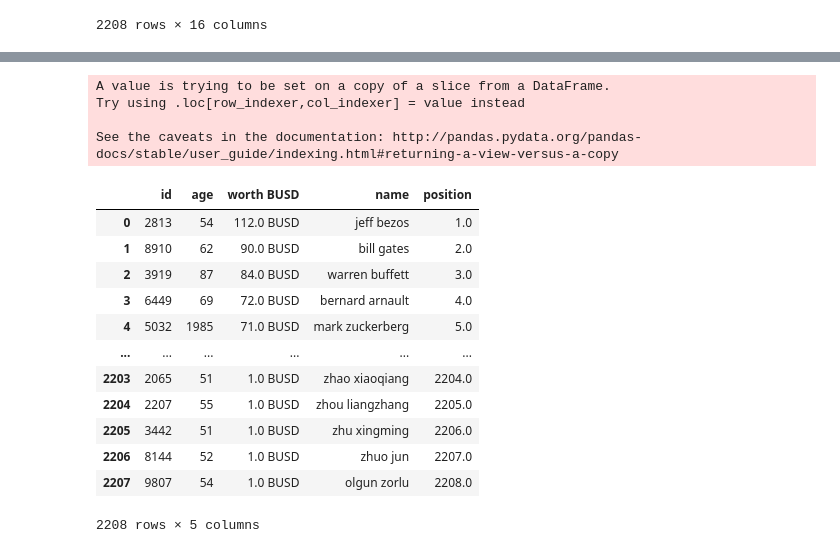
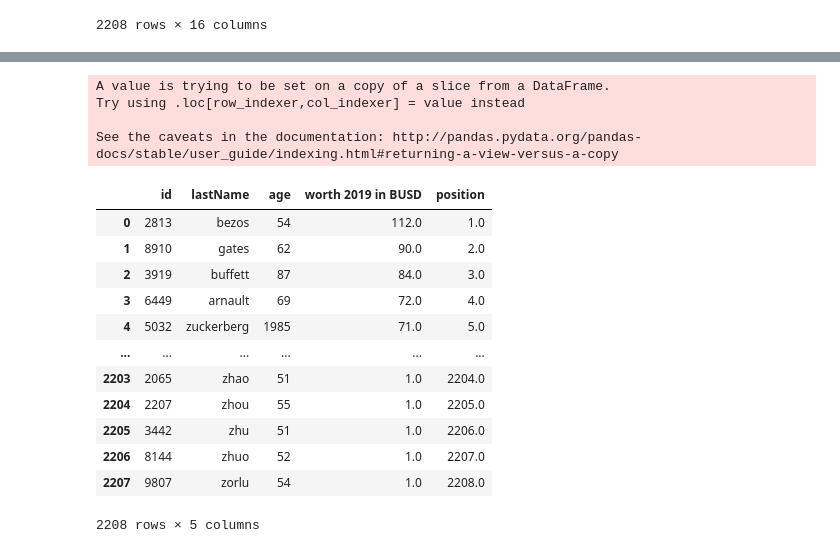
Before and after one commit to Emilioiron/Ironhack-Module-1-Project---Pandas-Python-Emilio-, a Jupyter notebook: notebooks/Notebook_2.ipynb, the cells around one changed output, grey strips where cells are left out. Cells and saved outputs as stored; diff of their text form; code cells hidden in the pictures.

```diff
--- a/notebooks/Notebook_2.ipynb
+++ b/notebooks/Notebook_2.ipynb
@@ -66,7 +66,7 @@ df_all
 # %%
 def delete_columns():
     # define valid columns
-    valid_columns = ['id', 'age','worth','name', 'position']
+    valid_columns = ['id', 'age','worth','lastName', 'position']
     # create new df with valid columns
     data = df_all[[x for x in df_all.columns if x in valid_columns]]
 
@@ -90,10 +90,11 @@ data
 2208 rows × 5 columns
 # %%
 # Remove column text
+# See the WARNING in https://www.dataquest.io/blog/settingwithcopywarning/
 def replace_text():
-    data['worth'].str.replace('worth 2019 in BUSD', '')
+    data.loc[:,'worth'] = data['worth'].str.replace('BUSD', '')
     data.loc[:,'age'] = data['age'].str.replace('years old', '')
-    data.rename(columns={'worth': 'worth BUSD'}, inplace = True)
+    data.rename(columns={'worth': 'worth 2019 in BUSD'}, inplace = True)
     return data
 
 data = replace_text()
@@ -124,25 +116,25 @@ See the caveats in the documentation: http://pandas.pydata.org/pandas-docs/stabl
 # %%
 def delete_column_text():
-    data['name'] = data['name'].apply(lambda x: x.lower())
+    data['lastName'] = data['lastName'].apply(lambda x: x.lower())
     return data
 
 data = delete_column_text()
 data
 # %% [output]
 A value is trying to be set on a copy of a slice from a DataFrame.
 Try using .loc[row_indexer,col_indexer] = value instead
 
 See the caveats in the documentation: http://pandas.pydata.org/pandas-docs/stable/user_guide/indexing.html#returning-a-view-versus-a-copy
-|  | id | age | worth BUSD | name | position |
-| 0 | 2813 | 54 | 112.0 BUSD | jeff bezos | 1.0 |
-| 1 | 8910 | 62 | 90.0 BUSD | bill gates | 2.0 |
-| 2 | 3919 | 87 | 84.0 BUSD | warren buffett | 3.0 |
-| 3 | 6449 | 69 | 72.0 BUSD | bernard arnault | 4.0 |
-| 4 | 5032 | 1985 | 71.0 BUSD | mark zuckerberg | 5.0 |
+|  | id | lastName | age | worth 2019 in BUSD | position |
+| 0 | 2813 | bezos | 54 | 112.0 | 1.0 |
+| 1 | 8910 | gates | 62 | 90.0 | 2.0 |
+| 2 | 3919 | buffett | 87 | 84.0 | 3.0 |
+| 3 | 6449 | arnault | 69 | 72.0 | 4.0 |
+| 4 | 5032 | zuckerberg | 1985 | 71.0 | 5.0 |
 | ... | ... | ... | ... | ... | ... |
-| 2203 | 2065 | 51 | 1.0 BUSD | zhao xiaoqiang | 2204.0 |
-| 2204 | 2207 | 55 | 1.0 BUSD | zhou liangzhang | 2205.0 |
-| 2205 | 3442 | 51 | 1.0 BUSD | zhu xingming | 2206.0 |
-| 2206 | 8144 | 52 | 1.0 BUSD | zhuo jun | 2207.0 |
-| 2207 | 9807 | 54 | 1.0 BUSD | olgun zorlu | 2208.0 |
+| 2203 | 2065 | zhao | 51 | 1.0 | 2204.0 |
+| 2204 | 2207 | zhou | 55 | 1.0 | 2205.0 |
+| 2205 | 3442 | zhu | 51 | 1.0 | 2206.0 |
+| 2206 | 8144 | zhuo | 52 | 1.0 | 2207.0 |
+| 2207 | 9807 | zorlu | 54 | 1.0 | 2208.0 |
 2208 rows × 5 columns
```
Also changed, not shown: parts of 5 cells of this notebook, 3 other files.
